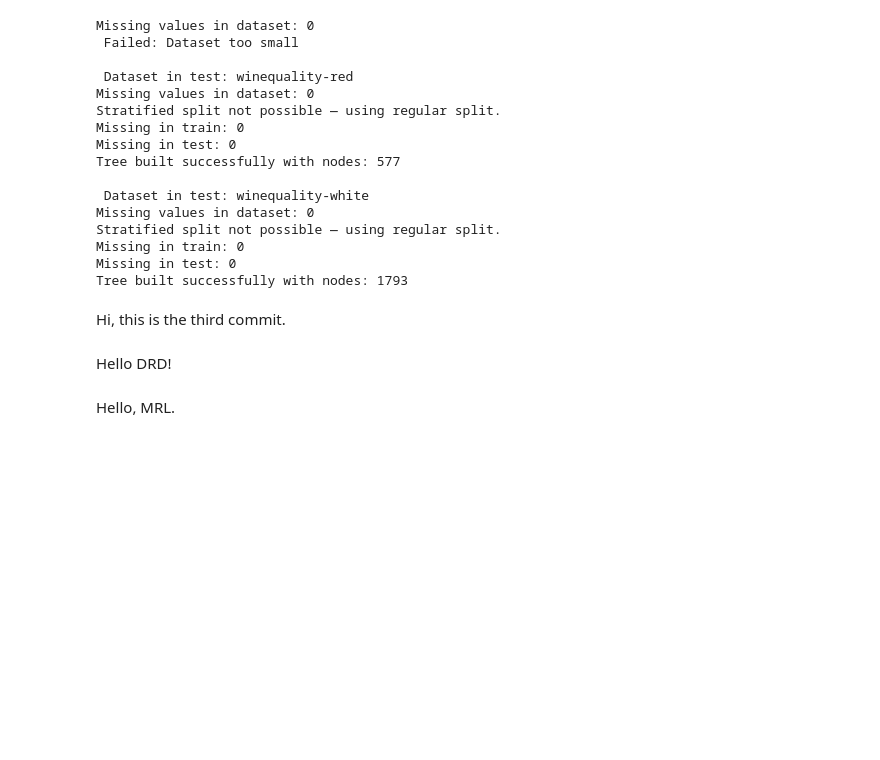
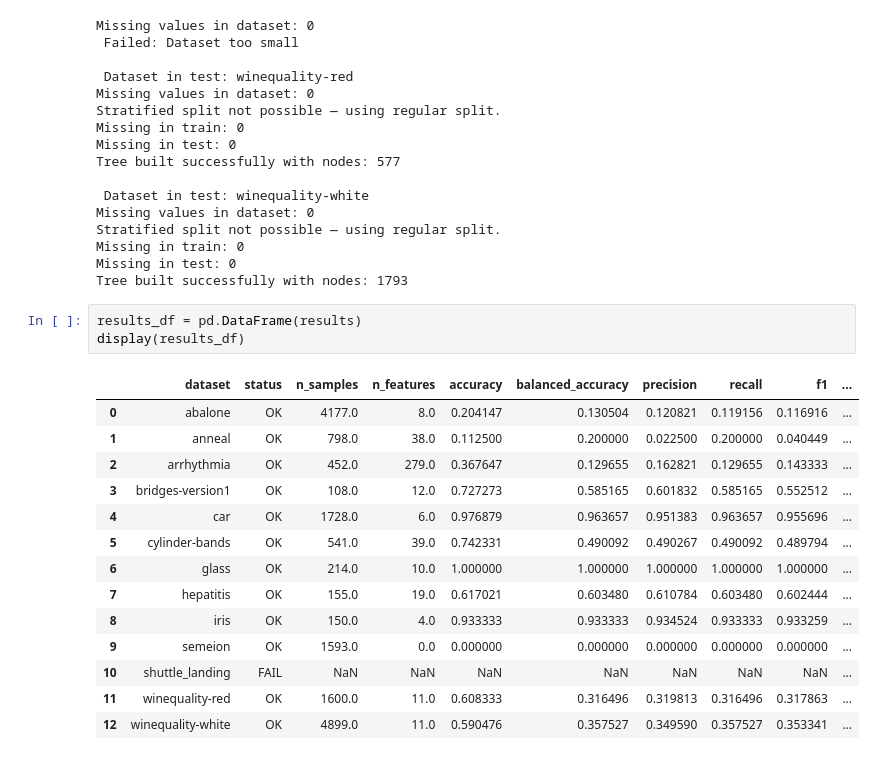
Before and after one commit to Sarahdrd/TreeInductorPhase1, a Jupyter notebook: experiments/tree_tests/Test_Tree_Data.ipynb, the cells around one changed output. Drawn from its saved outputs; the diff is of its cells as text; blank space fills up the shorter version.

```diff
--- a/experiments/tree_tests/Test_Tree_Data.ipynb
+++ b/experiments/tree_tests/Test_Tree_Data.ipynb
@@ -357,9 +355,21 @@ Stratified split not possible — using regular split.
 Missing in train: 0
 Missing in test: 0
 Tree built successfully with nodes: 1793
-# %% [markdown]
-Hi, this is the third commit.
-# %% [markdown]
-Hello DRD!
-# %% [markdown]
-Hello, MRL.
+# %%
+results_df = pd.DataFrame(results)
+display(results_df)
+# %% [output]
+|  | dataset | status | n_samples | n_features | accuracy | balanced_accuracy | precision | recall | f1 | ... |
+| 0 | abalone | OK | 4177.0 | 8.0 | 0.204147 | 0.130504 | 0.120821 | 0.119156 | 0.116916 | ... |
+| 1 | anneal | OK | 798.0 | 38.0 | 0.112500 | 0.200000 | 0.022500 | 0.200000 | 0.040449 | ... |
+| 2 | arrhythmia | OK | 452.0 | 279.0 | 0.367647 | 0.129655 | 0.162821 | 0.129655 | 0.143333 | ... |
+| 3 | bridges-version1 | OK | 108.0 | 12.0 | 0.727273 | 0.585165 | 0.601832 | 0.585165 | 0.552512 | ... |
+| 4 | car | OK | 1728.0 | 6.0 | 0.976879 | 0.963657 | 0.951383 | 0.963657 | 0.955696 | ... |
+| 5 | cylinder-bands | OK | 541.0 | 39.0 | 0.742331 | 0.490092 | 0.490267 | 0.490092 | 0.489794 | ... |
+| 6 | glass | OK | 214.0 | 10.0 | 1.000000 | 1.000000 | 1.000000 | 1.000000 | 1.000000 | ... |
+| 7 | hepatitis | OK | 155.0 | 19.0 | 0.617021 | 0.603480 | 0.610784 | 0.603480 | 0.602444 | ... |
+| 8 | iris | OK | 150.0 | 4.0 | 0.933333 | 0.933333 | 0.934524 | 0.933333 | 0.933259 | ... |
+| 9 | semeion | OK | 1593.0 | 0.0 | 0.000000 | 0.000000 | 0.000000 | 0.000000 | 0.000000 | ... |
+| 10 | shuttle_landing | FAIL | NaN | NaN | NaN | NaN | NaN | NaN | NaN | ... |
+| 11 | winequality-red | OK | 1600.0 | 11.0 | 0.608333 | 0.316496 | 0.319813 | 0.316496 | 0.317863 | ... |
+| 12 | winequality-white | OK | 4899.0 | 11.0 | 0.590476 | 0.357527 | 0.349590 | 0.357527 | 0.353341 | ... |
```
Also changed, not shown: parts of 2 cells of this notebook, 6 other files.
